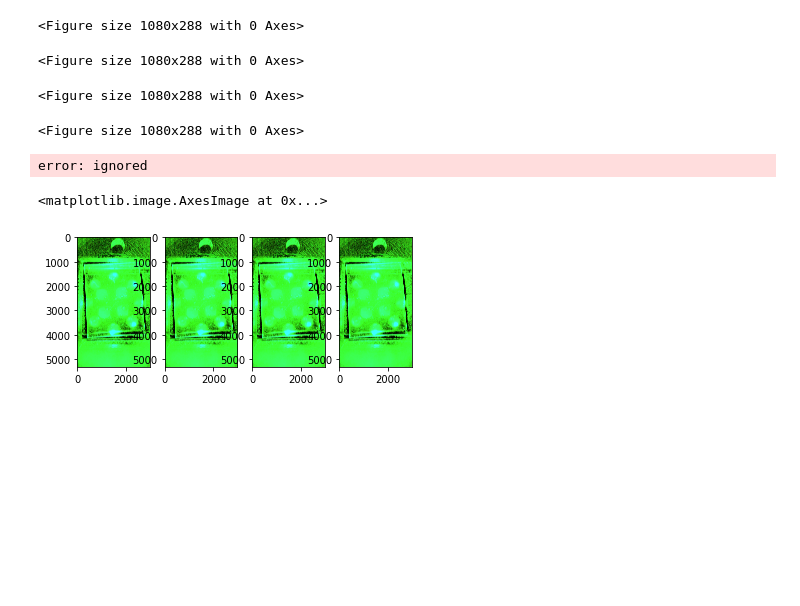
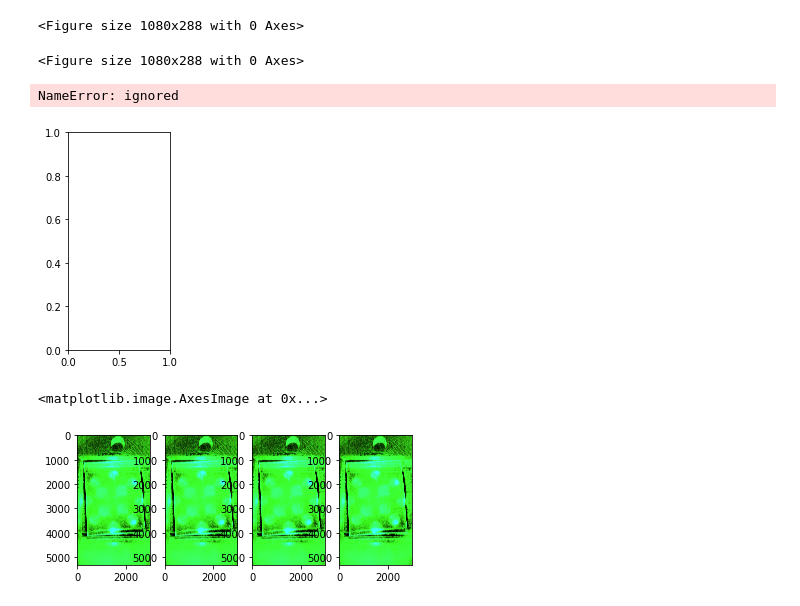
Before and after one commit to ncsu-landscape-dynamics/LAMP_assay_automation, a Jupyter notebook: hybridPyTorchImSeg.ipynb, the cells around one changed output. Cells and saved outputs as stored; diff of their text form; code cells hidden in the pictures; blank space fills up the shorter version.

```diff
--- a/hybridPyTorchImSeg.ipynb
+++ b/hybridPyTorchImSeg.ipynb
@@ -150,48 +150,48 @@ plt.figure(figsize = (15, 4))
 <Figure size 1080x288 with 0 Axes>
 <Figure size 1080x288 with 0 Axes>
 # %%
-# Mask pixels where 80 < green < 120
+# This cell is same as previous cell.
+from matplotlib.colors import hsv_to_rgb
+
 green_mask = ( img_g[:,:,2]>90 ) & (img_g[:,:,2]<140)
 green_low = (90,1,0)
 green_hi = (140,1,0)
 green_low_val = (90,1,1)
 green_hi_val = (100,1,1)
 green_low_val2 = (90,1,51)
 green_hi_val2 = (100,1,51)
 
 plt.figure(figsize = (15, 4))
-#plt.subplot(1,7,1)
-#plt.imshow(green_mask)
+plt.subplot(1,7,1)
+plt.imshow(hsv_to_rgb(green_low))
 #plt.subplot(1,7,2)
 #plt.imshow(green_low)
 #plt.subplot(1,7,3)
 #plt.imshow(green_hi)
 #plt.subplot(1,7,4)
 #plt.imshow(green_low_val)
 #plt.subplot(1,7,5)
 #plt.imshow(green_low_val2)
 #plt.subplot(1,7,6)
 #plt.imshow(green_hi_val)
 #plt.subplot(1,7,7)
 #plt.imshow(green_hi_val2)
 # %% [output]
-<Figure size 1080x288 with 0 Axes>
+NameError: ignored
-<Figure size 1080x288 with 0 Axes>
+[figure, added]
 # %%
 #green_thr = cv2.inRange(img_g, green_mask, green_mask) ... doesn't work
-green_thr1 = cv2.inRange(img_g[:,:,2], green_low, green_hi)
-green_thr2 = cv2.inRange(img_g[:,:,2], green_low_val, green_hi_val)
-green_thr3 = cv2.inRange(img_g[:,:,2], green_low_val2, green_hi_val2)
-green_thr4 = cv2.inRange(img_g[:,:,2], green_low_val, green_hi_val2)
+green_thr1 = cv2.inRange(img_g, green_low, green_hi)
+green_thr2 = cv2.inRange(img_g, green_low_val, green_hi_val)
+green_thr3 = cv2.inRange(img_g, green_low_val2, green_hi_val2)
+green_thr4 = cv2.inRange(img_g, green_low_val, green_hi_val2)
 
 # Apply mask
 #img_ver = cv2.bitwise_and(img_g, img_g, green_mask)
-img_ver1 = cv2.bitwise_and(img_g[:,:,2], img_g, green_thr)
-img_ver2 = cv2.bitwise_and(img_g[:,:,2], img_g, green_thr2)
-img_ver3 = cv2.bitwise_and(img_g[:,:,2], img_g, green_thr3)
-img_ver4 = cv2.bitwise_and(img_g[:,:,2], img_g, green_thr4)
+img_ver1 = cv2.bitwise_and(img_g, img_g, green_thr1)
+img_ver2 = cv2.bitwise_and(img_g, img_g, green_thr2)
+img_ver3 = cv2.bitwise_and(img_g, img_g, green_thr3)
+img_ver4 = cv2.bitwise_and(img_g, img_g, green_thr4)
-# %% [output]
-error: ignored
 # %%
 plt.subplot(1,4,1)
 plt.imshow(img_ver1)
```
Also changed, not shown: parts of 2 cells of this notebook.
